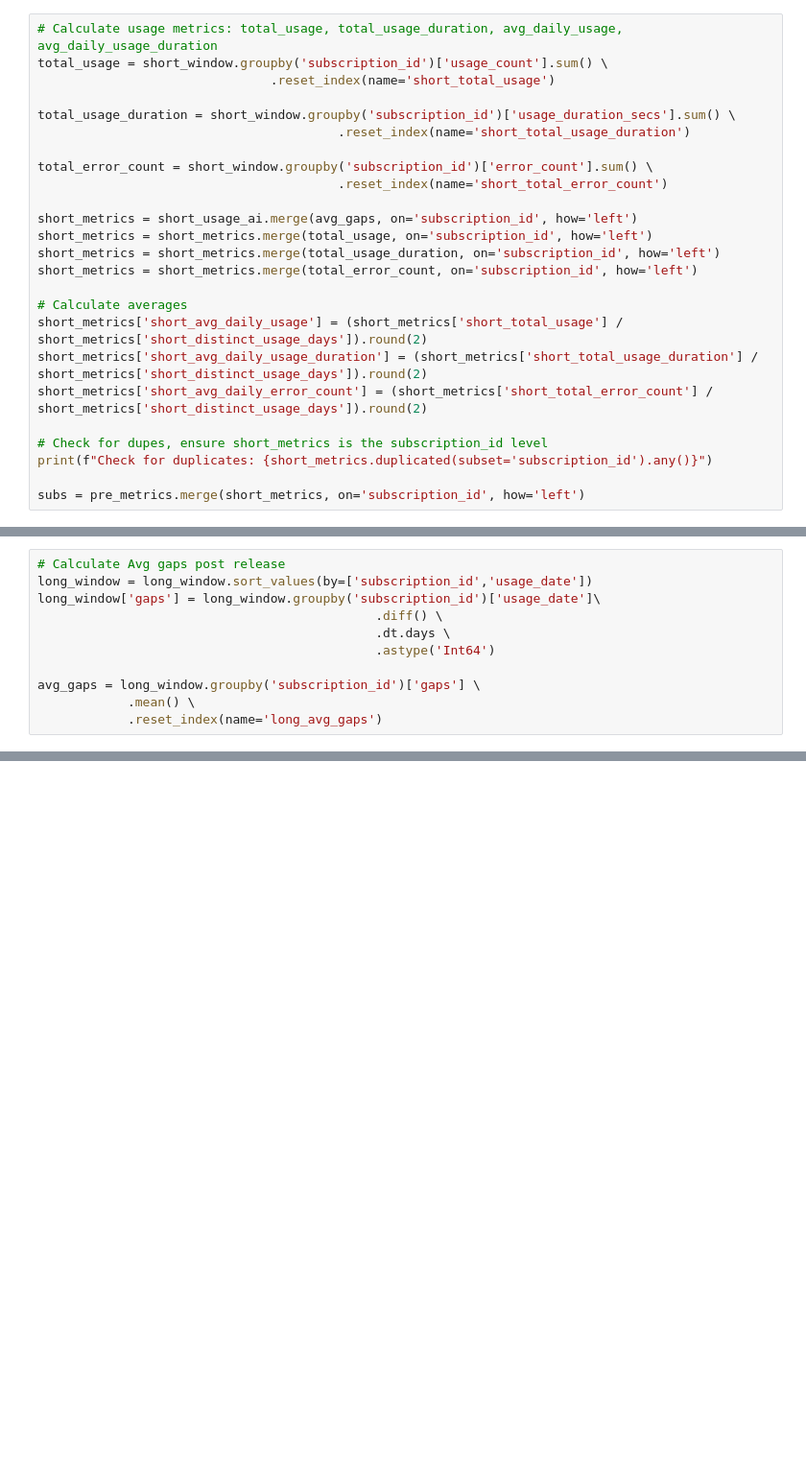
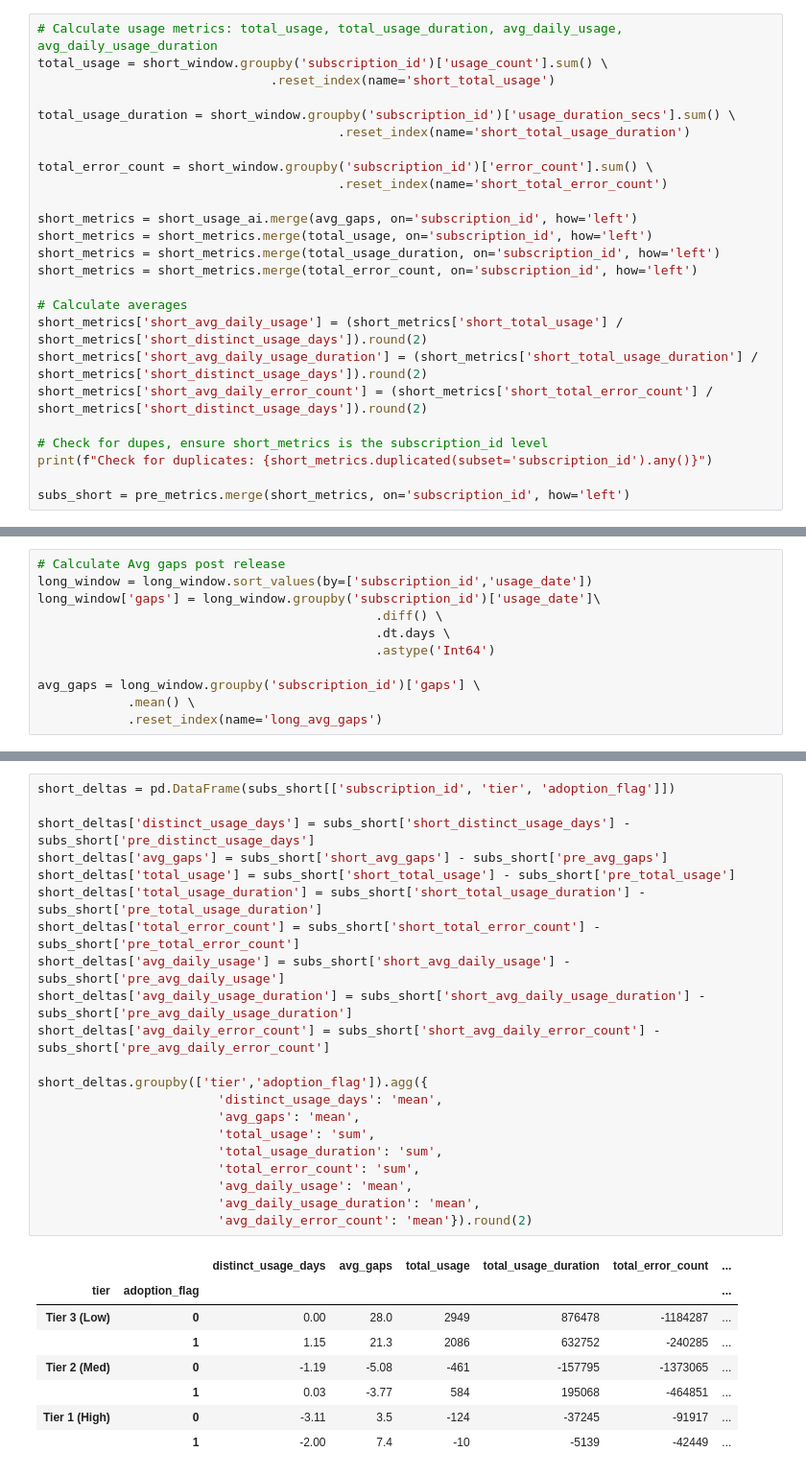
Before and after one commit to hvo7/Revenue-Sustainability-Analysis, a Jupyter notebook: baseline.ipynb, the cells around one changed output, grey strips where cells are left out. Shown at 96% size. Saved outputs shown, nothing was run; the diff lists cells and outputs as text; blank space fills up the shorter version.

Commit message:
Calculated deltas

```diff
--- a/baseline.ipynb
+++ b/baseline.ipynb
@@ -222,7 +222,7 @@ short_metrics['short_avg_daily_error_count'] = (short_metrics['short_total_error
 # Check for dupes, ensure short_metrics is the subscription_id level
 print(f"Check for duplicates: {short_metrics.duplicated(subset='subscription_id').any()}")
 
-subs = pre_metrics.merge(short_metrics, on='subscription_id', how='left')
+subs_short = pre_metrics.merge(short_metrics, on='subscription_id', how='left')
 # %% [output]
 Check for duplicates: False
 # %%
@@ -318,0 +357,30 @@ Check for duplicates: False
+# %%
+short_deltas = pd.DataFrame(subs_short[['subscription_id', 'tier', 'adoption_flag']])
+
+short_deltas['distinct_usage_days'] = subs_short['short_distinct_usage_days'] - subs_short['pre_distinct_usage_days']
+short_deltas['avg_gaps'] = subs_short['short_avg_gaps'] - subs_short['pre_avg_gaps']
+short_deltas['total_usage'] = subs_short['short_total_usage'] - subs_short['pre_total_usage']
+short_deltas['total_usage_duration'] = subs_short['short_total_usage_duration'] - subs_short['pre_total_usage_duration']
+short_deltas['total_error_count'] = subs_short['short_total_error_count'] - subs_short['pre_total_error_count']
+short_deltas['avg_daily_usage'] = subs_short['short_avg_daily_usage'] - subs_short['pre_avg_daily_usage']
+short_deltas['avg_daily_usage_duration'] = subs_short['short_avg_daily_usage_duration'] - subs_short['pre_avg_daily_usage_duration']
+short_deltas['avg_daily_error_count'] = subs_short['short_avg_daily_error_count'] - subs_short['pre_avg_daily_error_count']
+
+short_deltas.groupby(['tier','adoption_flag']).agg({
+                        'distinct_usage_days': 'mean',
+                        'avg_gaps': 'mean',
+                        'total_usage': 'sum',
+                        'total_usage_duration': 'sum',
+                        'total_error_count': 'sum',
+                        'avg_daily_usage': 'mean',
+                        'avg_daily_usage_duration': 'mean',
+                        'avg_daily_error_count': 'mean'}).round(2)
+# %% [output]
+|  |  | distinct_usage_days | avg_gaps | total_usage | total_usage_duration | total_error_count | ... |
+| tier | adoption_flag |  |  |  |  |  | ... |
+| Tier 3 (Low) | 0 | 0.00 | 28.0 | 2949 | 876478 | -1184287 | ... |
+|  | 1 | 1.15 | 21.3 | 2086 | 632752 | -240285 | ... |
+| Tier 2 (Med) | 0 | -1.19 | -5.08 | -461 | -157795 | -1373065 | ... |
+|  | 1 | 0.03 | -3.77 | 584 | 195068 | -464851 | ... |
+| Tier 1 (High) | 0 | -3.11 | 3.5 | -124 | -37245 | -91917 | ... |
+|  | 1 | -2.00 | 7.4 | -10 | -5139 | -42449 | ... |
```
Also changed, not shown: parts of 8 cells of this notebook.
